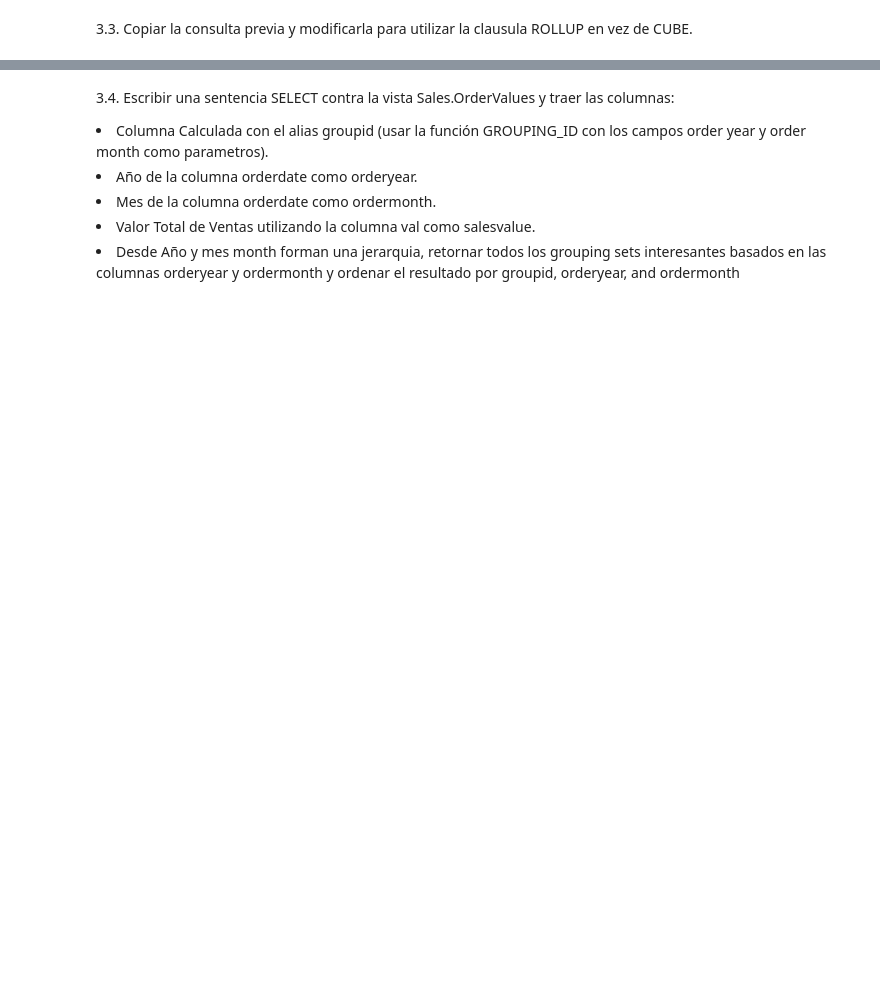
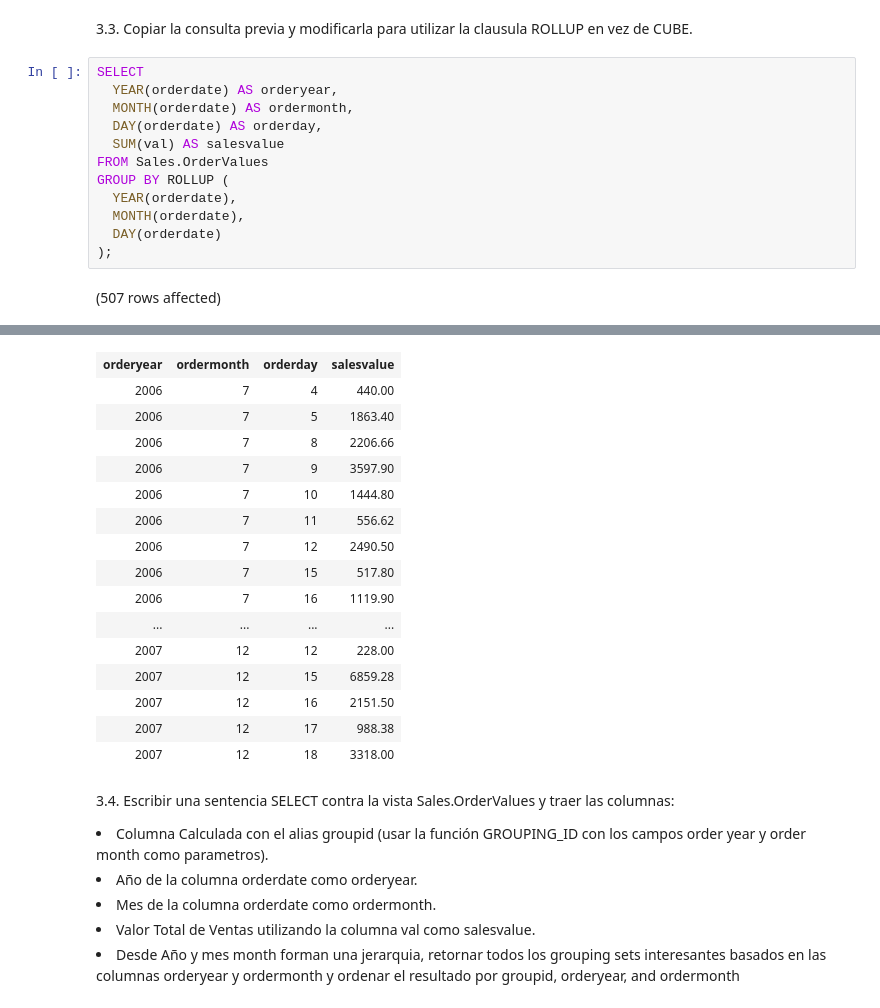
Before and after one commit to nkmelndz/Unidad-III_Lab03, a Jupyter notebook: Lab03SQL.ipynb, the cells around one changed output, grey strips where cells are left out. Cells and saved outputs as stored; diff of their text form; blank space fills up the shorter version.

```diff
--- a/Lab03SQL.ipynb
+++ b/Lab03SQL.ipynb
@@ -192,2 +405,16 @@ sets basados en las columnas country y city, la columna country, la columna city
 # %% [markdown]
 3.3. Copiar la consulta previa y modificarla para utilizar la clausula ROLLUP en vez de CUBE.
+# %%
+SELECT
+  YEAR(orderdate) AS orderyear,
+  MONTH(orderdate) AS ordermonth,
+  DAY(orderdate) AS orderday,
+  SUM(val) AS salesvalue
+FROM Sales.OrderValues
+GROUP BY ROLLUP (
+  YEAR(orderdate),
+  MONTH(orderdate),
+  DAY(orderdate)
+);
+# %% [output]
+(507 rows affected)
@@ -194,3 +422,19 @@ sets basados en las columnas country y city, la columna country, la columna city
+| orderyear | ordermonth | orderday | salesvalue |
+| 2006 | 7 | 4 | 440.00 |
+| 2006 | 7 | 5 | 1863.40 |
+| 2006 | 7 | 8 | 2206.66 |
+| 2006 | 7 | 9 | 3597.90 |
+| 2006 | 7 | 10 | 1444.80 |
+| 2006 | 7 | 11 | 556.62 |
+| 2006 | 7 | 12 | 2490.50 |
+| 2006 | 7 | 15 | 517.80 |
+| 2006 | 7 | 16 | 1119.90 |
+| ... | ... | ... | ... |
+| 2007 | 12 | 12 | 228.00 |
+| 2007 | 12 | 15 | 6859.28 |
+| 2007 | 12 | 16 | 2151.50 |
+| 2007 | 12 | 17 | 988.38 |
+| 2007 | 12 | 18 | 3318.00 |
 # %% [markdown]
 3.4. Escribir una sentencia SELECT contra la vista Sales.OrderValues y traer las columnas:
 <li>Columna Calculada con el alias groupid (usar la función GROUPING_ID con los campos order year y order month como parametros).
```
Also changed, not shown: parts of 10 cells of this notebook.
